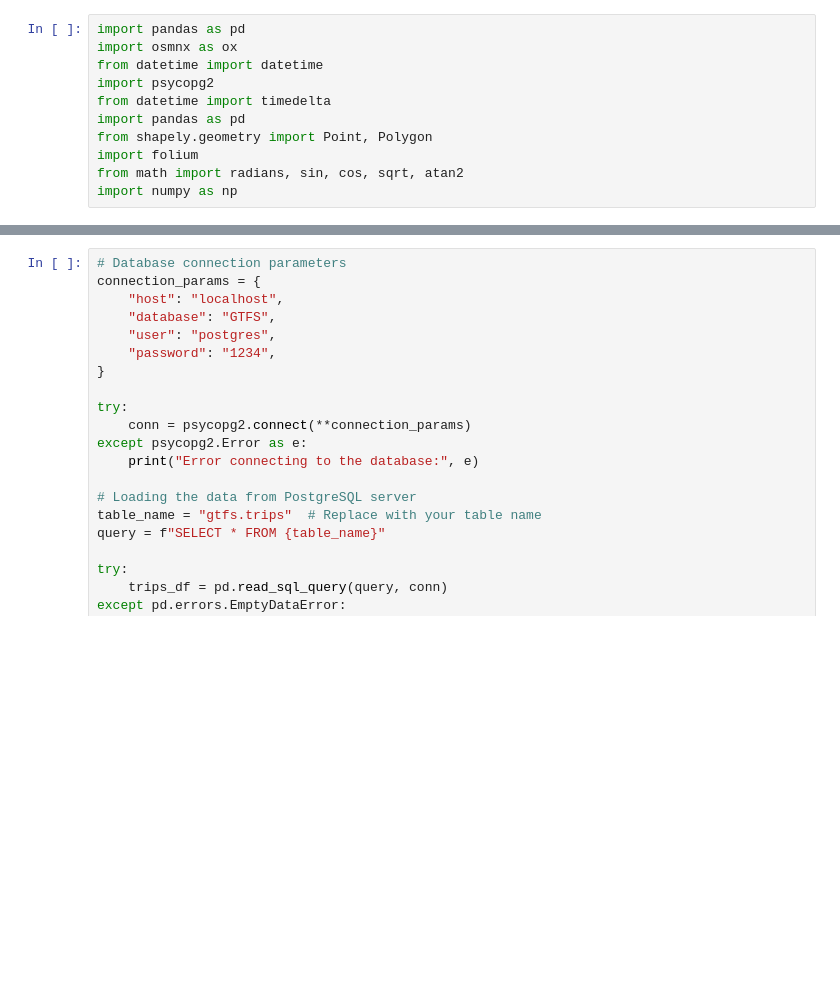
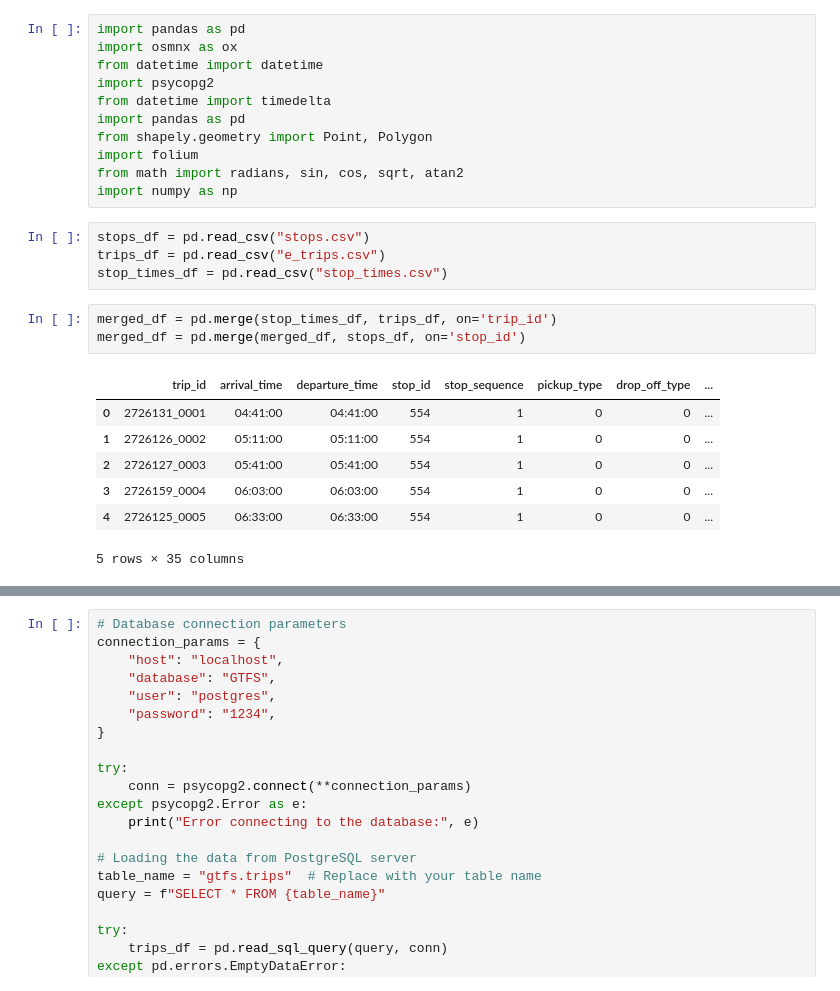
Before and after one commit to mmaliu97/onebus, a Jupyter notebook: GTFS1.ipynb, the cells around one changed output, grey strips where cells are left out. Drawn from its saved outputs; the diff is of its cells as text; blank space fills up the shorter version.

```diff
--- a/GTFS1.ipynb
+++ b/GTFS1.ipynb
@@ -9,3 +9,18 @@ from shapely.geometry import Point, Polygon
 import folium
 from math import radians, sin, cos, sqrt, atan2
 import numpy as np
+# %%
+stops_df = pd.read_csv("stops.csv")
+trips_df = pd.read_csv("e_trips.csv")
+stop_times_df = pd.read_csv("stop_times.csv")
+# %%
+merged_df = pd.merge(stop_times_df, trips_df, on='trip_id')
+merged_df = pd.merge(merged_df, stops_df, on='stop_id')
+# %% [output]
+|  | trip_id | arrival_time | departure_time | stop_id | stop_sequence | pickup_type | drop_off_type | ... |
+| 0 | 2726131_0001 | 04:41:00 | 04:41:00 | 554 | 1 | 0 | 0 | ... |
+| 1 | 2726126_0002 | 05:11:00 | 05:11:00 | 554 | 1 | 0 | 0 | ... |
+| 2 | 2726127_0003 | 05:41:00 | 05:41:00 | 554 | 1 | 0 | 0 | ... |
+| 3 | 2726159_0004 | 06:03:00 | 06:03:00 | 554 | 1 | 0 | 0 | ... |
+| 4 | 2726125_0005 | 06:33:00 | 06:33:00 | 554 | 1 | 0 | 0 | ... |
+5 rows × 35 columns
```
Also changed, not shown: parts of 4 cells of this notebook, 34 other files.
